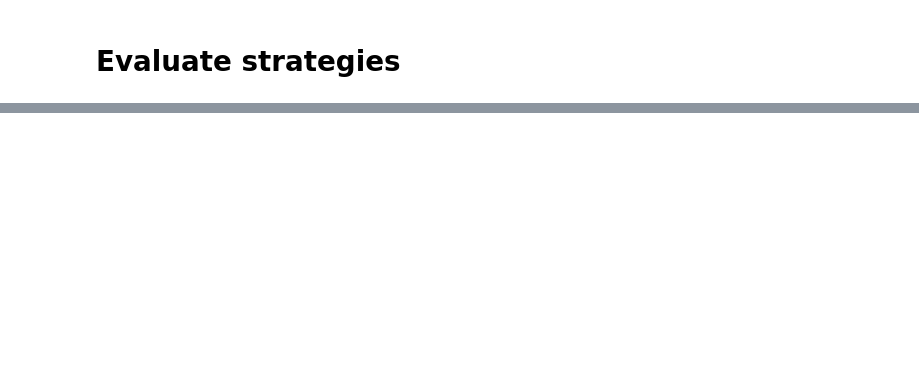
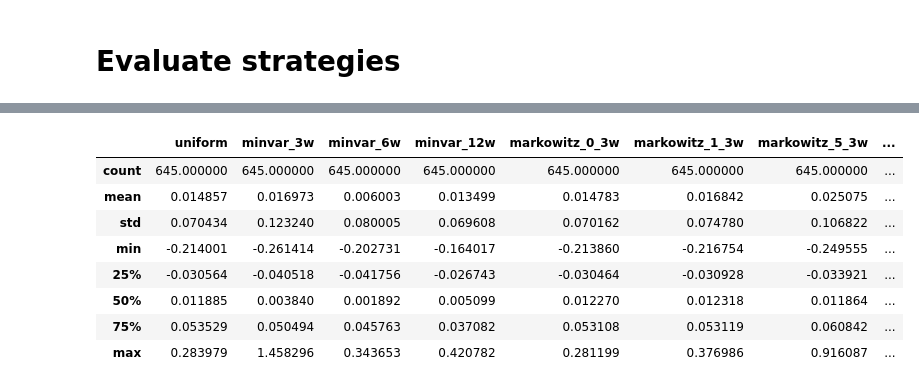
Before and after one commit to poluzerovT/Masters-thesis, a Jupyter notebook: code/research.ipynb, the cells around one changed output, grey strips where cells are left out. Saved outputs shown, nothing was run; the diff lists cells and outputs as text; code cells hidden in the pictures; blank space fills up the shorter version.

```diff
--- a/code/research.ipynb
+++ b/code/research.ipynb
@@ -245,0 +262,12 @@ Name: total_pnl, dtype: float64
+# %%
+pnl.describe()
+# %% [output]
+|  | uniform | minvar_3w | minvar_6w | minvar_12w | markowitz_0_3w | markowitz_1_3w | markowitz_5_3w | ... |
+| count | 645.000000 | 645.000000 | 645.000000 | 645.000000 | 645.000000 | 645.000000 | 645.000000 | ... |
+| mean | 0.014857 | 0.016973 | 0.006003 | 0.013499 | 0.014783 | 0.016842 | 0.025075 | ... |
+| std | 0.070434 | 0.123240 | 0.080005 | 0.069608 | 0.070162 | 0.074780 | 0.106822 | ... |
+| min | -0.214001 | -0.261414 | -0.202731 | -0.164017 | -0.213860 | -0.216754 | -0.249555 | ... |
+| 25% | -0.030564 | -0.040518 | -0.041756 | -0.026743 | -0.030464 | -0.030928 | -0.033921 | ... |
+| 50% | 0.011885 | 0.003840 | 0.001892 | 0.005099 | 0.012270 | 0.012318 | 0.011864 | ... |
+| 75% | 0.053529 | 0.050494 | 0.045763 | 0.037082 | 0.053108 | 0.053119 | 0.060842 | ... |
+| max | 0.283979 | 1.458296 | 0.343653 | 0.420782 | 0.281199 | 0.376986 | 0.916087 | ... |
```
Also changed, not shown: parts of 14 cells of this notebook.
